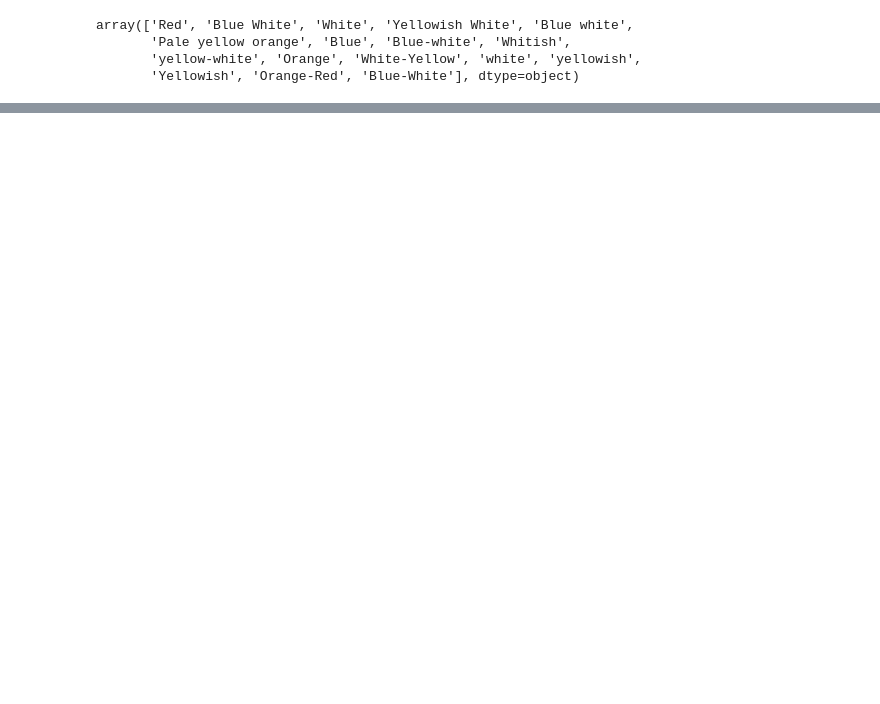
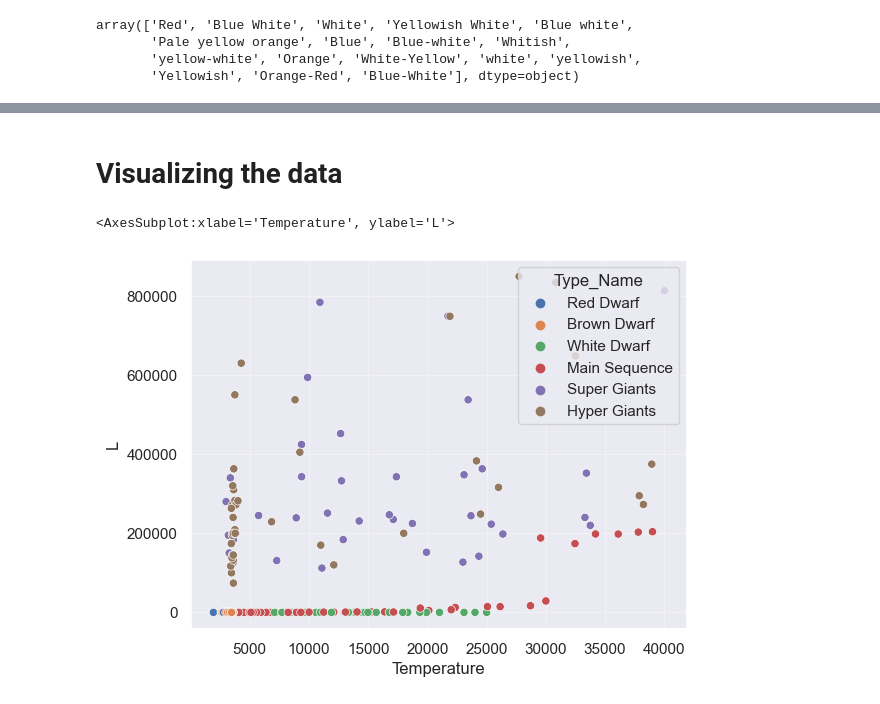
Before and after one commit to chloe0x0/stars, a Jupyter notebook: src/stars.ipynb, the cells around one changed output, grey strips where cells are left out. Cells and saved outputs as stored; diff of their text form; code cells hidden in the pictures; blank space fills up the shorter version.

```diff
--- a/src/stars.ipynb
+++ b/src/stars.ipynb
@@ -66,0 +117,8 @@ array(['M', 'B', 'A', 'F', 'O', 'K', 'G'], dtype=object)
+# %% [markdown]
+# Visualizing the data
+# %%
+# plot temperature on the x-axis, luminosity on the y axis
+sns.scatterplot(x = df["Temperature"], y = df["L"], hue=df["Type_Name"])
+# %% [output]
+<AxesSubplot:xlabel='Temperature', ylabel='L'>
+[figure, added]
```
Also changed, not shown: parts of 14 cells of this notebook.
